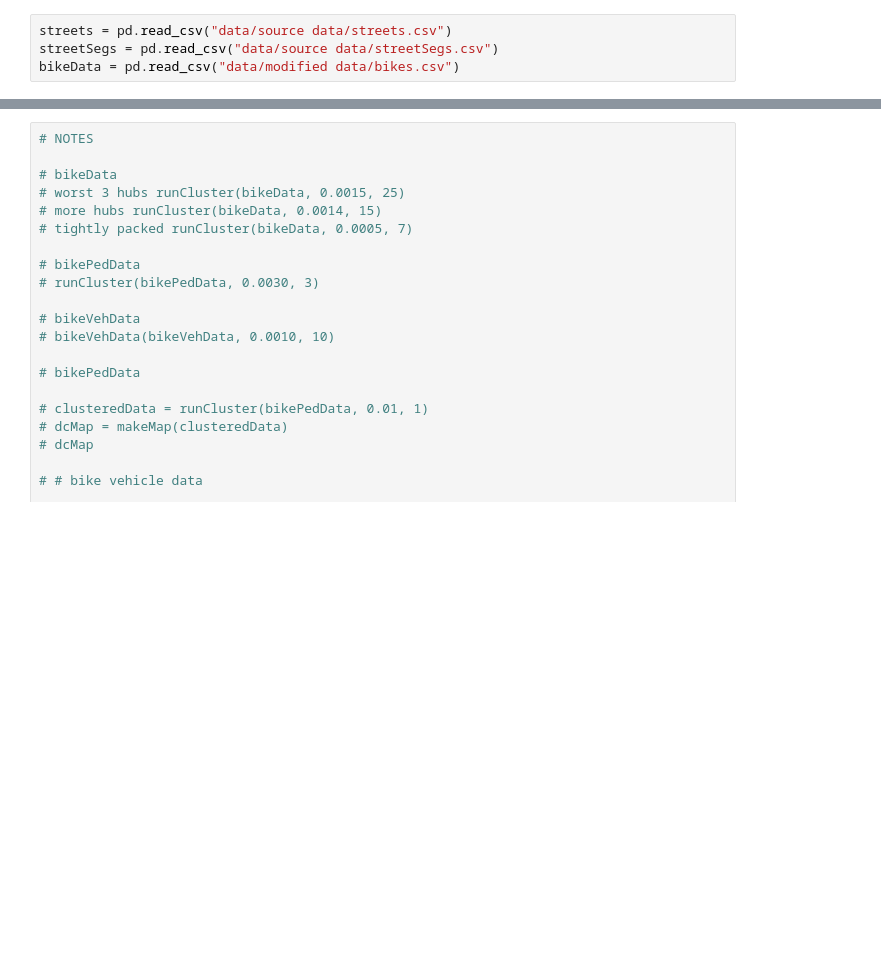
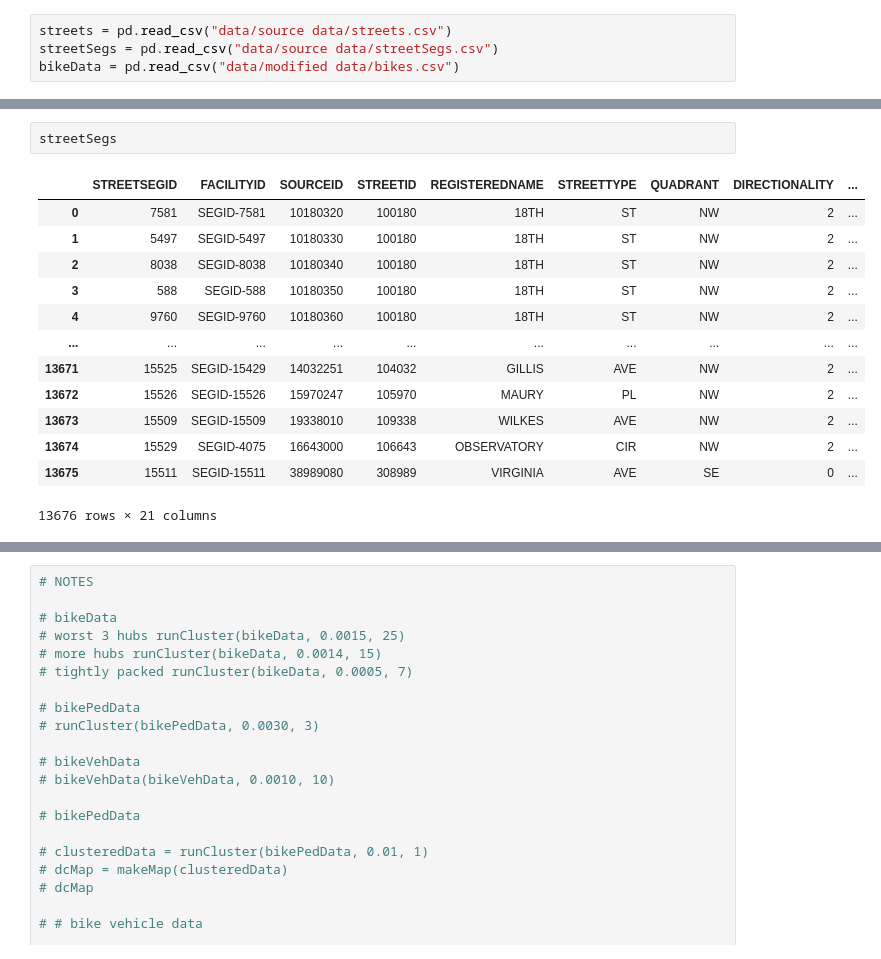
Before and after one commit to jagluck/dc-bike-analysis, a Jupyter notebook: cluster.ipynb, the cells around one changed output, grey strips where cells are left out. Saved outputs shown, nothing was run; the diff lists cells and outputs as text; blank space fills up the shorter version.

```diff
--- a/cluster.ipynb
+++ b/cluster.ipynb
@@ -22 +39,17 @@ bikeData = pd.read_csv("data/modified data/bikes.csv")
+# %%
+streetSegs
+# %% [output]
+|  | STREETSEGID | FACILITYID | SOURCEID | STREETID | REGISTEREDNAME | STREETTYPE | QUADRANT | DIRECTIONALITY | ... |
+| 0 | 7581 | SEGID-7581 | 10180320 | 100180 | 18TH | ST | NW | 2 | ... |
+| 1 | 5497 | SEGID-5497 | 10180330 | 100180 | 18TH | ST | NW | 2 | ... |
+| 2 | 8038 | SEGID-8038 | 10180340 | 100180 | 18TH | ST | NW | 2 | ... |
+| 3 | 588 | SEGID-588 | 10180350 | 100180 | 18TH | ST | NW | 2 | ... |
+| 4 | 9760 | SEGID-9760 | 10180360 | 100180 | 18TH | ST | NW | 2 | ... |
+| ... | ... | ... | ... | ... | ... | ... | ... | ... | ... |
+| 13671 | 15525 | SEGID-15429 | 14032251 | 104032 | GILLIS | AVE | NW | 2 | ... |
+| 13672 | 15526 | SEGID-15526 | 15970247 | 105970 | MAURY | PL | NW | 2 | ... |
+| 13673 | 15509 | SEGID-15509 | 19338010 | 109338 | WILKES | AVE | NW | 2 | ... |
+| 13674 | 15529 | SEGID-4075 | 16643000 | 106643 | OBSERVATORY | CIR | NW | 2 | ... |
+| 13675 | 15511 | SEGID-15511 | 38989080 | 308989 | VIRGINIA | AVE | SE | 0 | ... |
+13676 rows × 21 columns
 # %%
```
Also changed, not shown: parts of 6 cells of this notebook, 8 other files.
